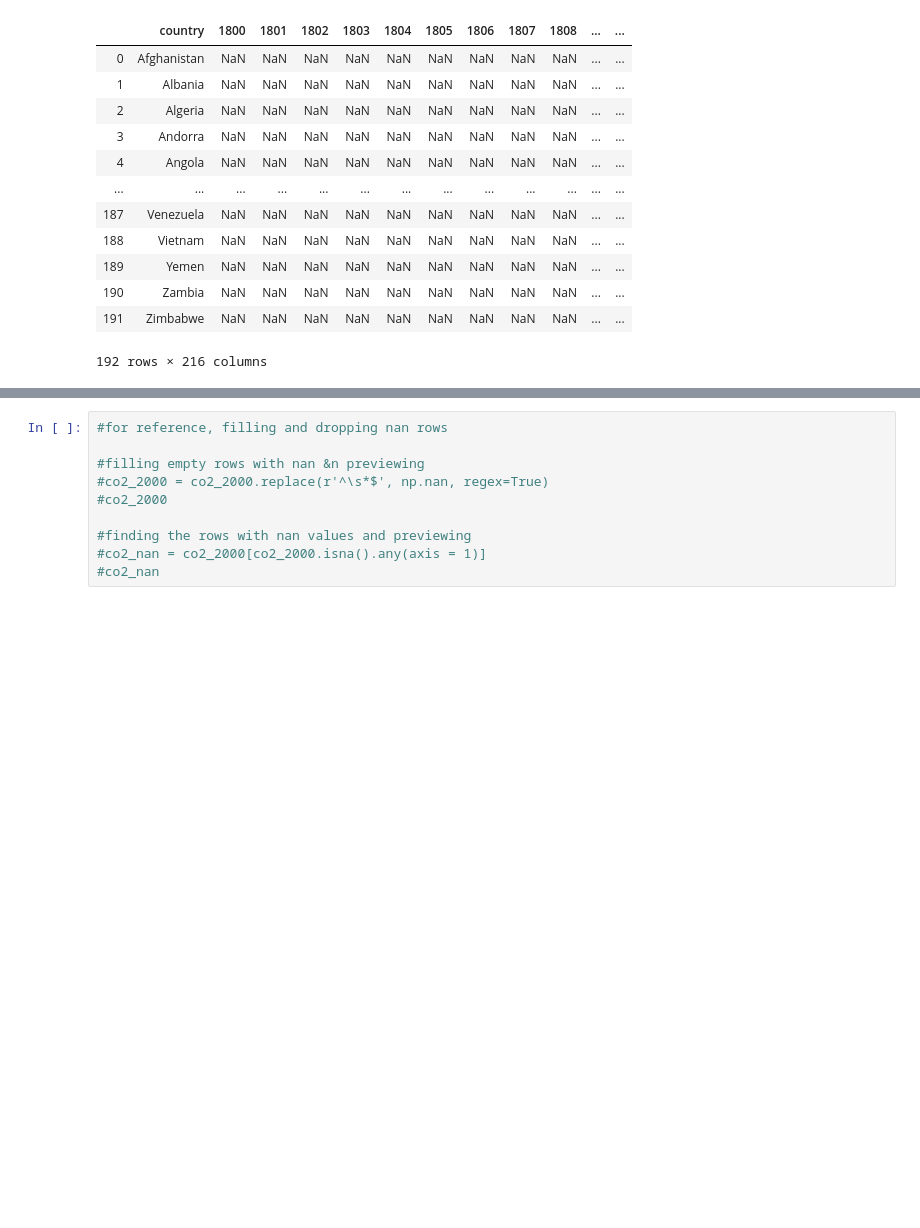
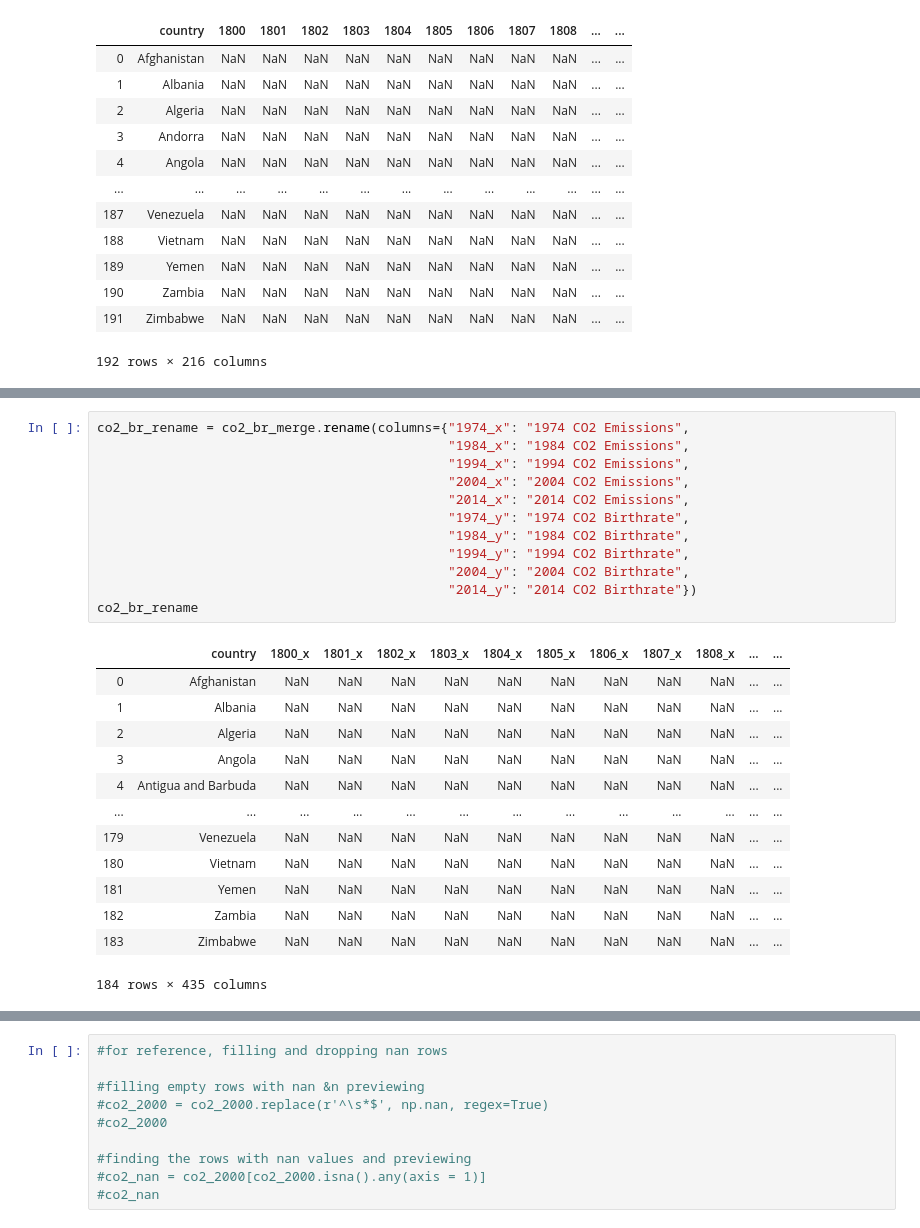
Before and after one commit to VallieTracy/project-one, a Jupyter notebook: Team_Awesome_Project_1.ipynb, the cells around one changed output, grey strips where cells are left out. Drawn from its saved outputs; the diff is of its cells as text; blank space fills up the shorter version.

```diff
--- a/Team_Awesome_Project_1.ipynb
+++ b/Team_Awesome_Project_1.ipynb
@@ -144,0 +123,26 @@ co2_2000
+# %%
+co2_br_rename = co2_br_merge.rename(columns={"1974_x": "1974 CO2 Emissions",
+                                             "1984_x": "1984 CO2 Emissions",
+                                             "1994_x": "1994 CO2 Emissions",
+                                             "2004_x": "2004 CO2 Emissions",
+                                             "2014_x": "2014 CO2 Emissions",
+                                             "1974_y": "1974 CO2 Birthrate",
+                                             "1984_y": "1984 CO2 Birthrate",
+                                             "1994_y": "1994 CO2 Birthrate",
+                                             "2004_y": "2004 CO2 Birthrate",
+                                             "2014_y": "2014 CO2 Birthrate"})
+co2_br_rename
+# %% [output]
+|  | country | 1800_x | 1801_x | 1802_x | 1803_x | 1804_x | 1805_x | 1806_x | 1807_x | 1808_x | ... | ... |
+| 0 | Afghanistan | NaN | NaN | NaN | NaN | NaN | NaN | NaN | NaN | NaN | ... | ... |
+| 1 | Albania | NaN | NaN | NaN | NaN | NaN | NaN | NaN | NaN | NaN | ... | ... |
+| 2 | Algeria | NaN | NaN | NaN | NaN | NaN | NaN | NaN | NaN | NaN | ... | ... |
+| 3 | Angola | NaN | NaN | NaN | NaN | NaN | NaN | NaN | NaN | NaN | ... | ... |
+| 4 | Antigua and Barbuda | NaN | NaN | NaN | NaN | NaN | NaN | NaN | NaN | NaN | ... | ... |
+| ... | ... | ... | ... | ... | ... | ... | ... | ... | ... | ... | ... | ... |
+| 179 | Venezuela | NaN | NaN | NaN | NaN | NaN | NaN | NaN | NaN | NaN | ... | ... |
+| 180 | Vietnam | NaN | NaN | NaN | NaN | NaN | NaN | NaN | NaN | NaN | ... | ... |
+| 181 | Yemen | NaN | NaN | NaN | NaN | NaN | NaN | NaN | NaN | NaN | ... | ... |
+| 182 | Zambia | NaN | NaN | NaN | NaN | NaN | NaN | NaN | NaN | NaN | ... | ... |
+| 183 | Zimbabwe | NaN | NaN | NaN | NaN | NaN | NaN | NaN | NaN | NaN | ... | ... |
+184 rows × 435 columns
```
Also changed, not shown: parts of 6 cells of this notebook.
